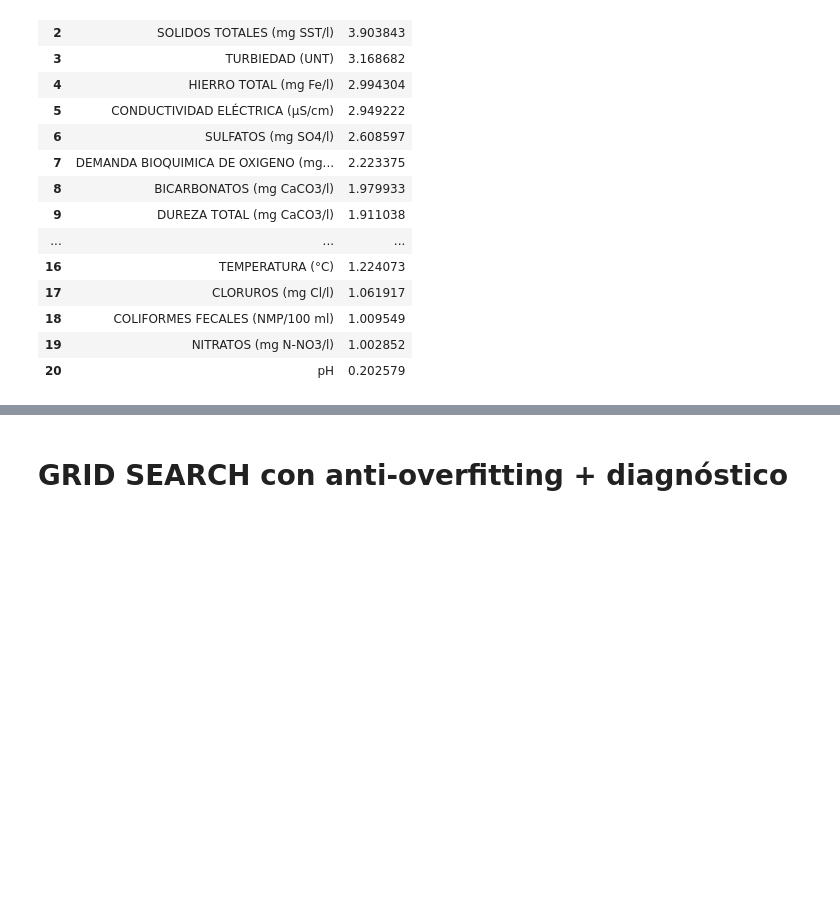
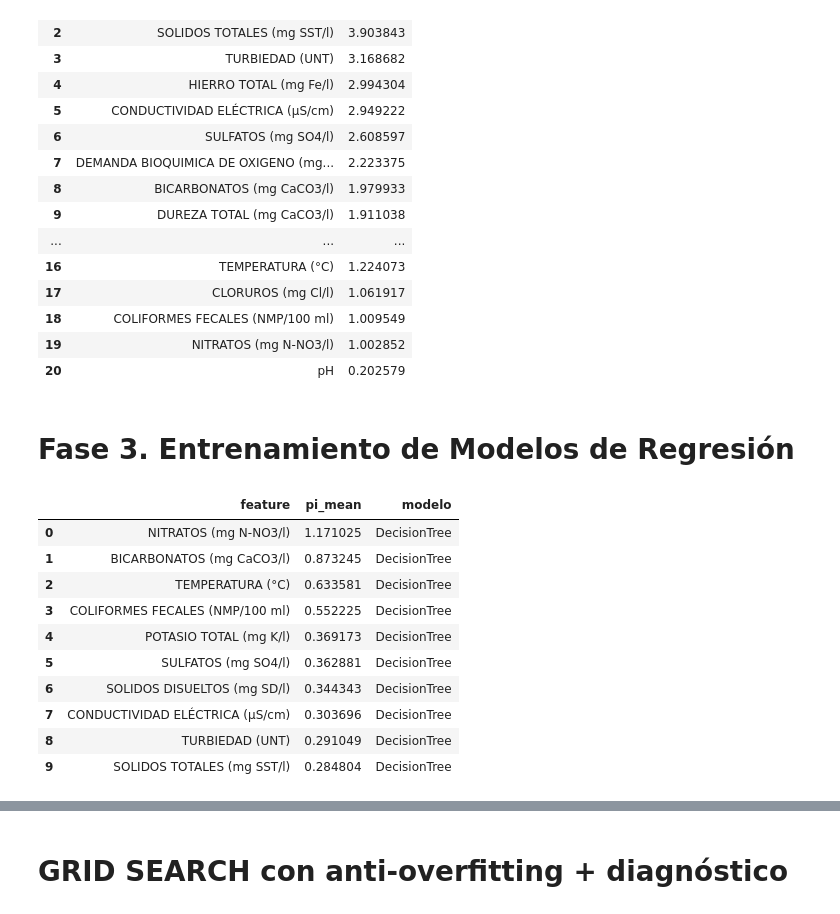
Before and after one commit to Dackarl/PROYECTO-RIO-CAUCA, a Jupyter notebook: General_1.ipynb, the cells around one changed output, grey strips where cells are left out. Drawn from its saved outputs; the diff is of its cells as text; code cells hidden in the pictures; blank space fills up the shorter version.

```diff
--- a/General_1.ipynb
+++ b/General_1.ipynb
@@ -1252,3 +1254,75 @@ VIF final (variables conservadas):
 | 18 | COLIFORMES FECALES (NMP/100 ml) | 1.009549 |
 | 19 | NITRATOS (mg N-NO3/l) | 1.002852 |
 | 20 | pH | 0.202579 |
+# %% [markdown]
+# Fase 3. Entrenamiento de Modelos de Regresión
+# %%
+# BLOQUE 1: Permutation Importance (árboles/ensambles/no lineales)
+import pandas as pd
+from sklearn.inspection import permutation_importance
+from sklearn.pipeline import Pipeline
+from sklearn.preprocessing import StandardScaler, MinMaxScaler
+from sklearn.svm import SVR
+from sklearn.neural_network import MLPRegressor
+from sklearn.tree import DecisionTreeRegressor
+from sklearn.ensemble import RandomForestRegressor
+
+try:
+    from xgboost import XGBRegressor
+    HAS_XGB = True
+except Exception:
+    HAS_XGB = False
+
+# Define build_X_y_for_target function
+def build_X_y_for_target(target_column):
+    """
+    Prepares the feature matrix X and target vector y for the given target column.
+    Assumes `df_imputed` is a DataFrame with imputed values and `df_vif_filtered` contains filtered features.
+    """
+    assert target_column in df_imputed.columns, f"{target_column} not found in the dataset."
+    X = df_vif_filtered.copy()
+    if target_column in X.columns:
+        X = X.drop(columns=[target_column])
+    y = df_imputed[target_column]
+    return X, y
+
+def get_perm_models():
+    modelos = {
+        "DecisionTree": DecisionTreeRegressor(random_state=42),
+        "RandomForest": RandomForestRegressor(n_estimators=600, random_state=42, n_jobs=-1),
+        "SVR-RBF": Pipeline([("scaler", MinMaxScaler()), ("svr", SVR(kernel="rbf"))]),
+        "MLP": Pipeline([("scaler", StandardScaler()), ("mlp", MLPRegressor(hidden_layer_sizes=(64,32), max_iter=2000, random_state=42))]),
+    }
+    if HAS_XGB:
+        modelos["XGB"] = XGBRegressor(n_estimators=800, learning_rate=0.05, max_depth=6,
+                                      subsample=0.8, colsample_bytree=0.8, random_state=42, n_jobs=-1)
+    return modelos
+
+def permuted_block(objetivos, k_top=15):
+    tablas = {}
+    for y_col in objetivos:
+        X, y = build_X_y_for_target(y_col)
+        modelos = get_perm_models()
+        frames = []
+        for nombre, mdl in modelos.items():
+            mdl.fit(X, y)
+            pi = permutation_importance(mdl, X, y, n_repeats=20, random_state=42, n_jobs=-1)
+            df = pd.DataFrame({"feature": X.columns, "pi_mean": pi.importances_mean}).sort_values("pi_mean", ascending=False)
+            frames.append(df.assign(modelo=nombre).head(k_top))
+        tablas[y_col] = pd.concat(frames, ignore_index=True)
+    return tablas  # {'DBO': df, 'pH': df}
+
+# uso:
+tablas_perm = permuted_block(objetivos, k_top=15)
+# %% [output]
+|  | feature | pi_mean | modelo |
+| 0 | NITRATOS (mg N-NO3/l) | 1.171025 | DecisionTree |
+| 1 | BICARBONATOS (mg CaCO3/l) | 0.873245 | DecisionTree |
+| 2 | TEMPERATURA (°C) | 0.633581 | DecisionTree |
+| 3 | COLIFORMES FECALES (NMP/100 ml) | 0.552225 | DecisionTree |
+| 4 | POTASIO TOTAL (mg K/l) | 0.369173 | DecisionTree |
+| 5 | SULFATOS (mg SO4/l) | 0.362881 | DecisionTree |
+| 6 | SOLIDOS DISUELTOS (mg SD/l) | 0.344343 | DecisionTree |
+| 7 | CONDUCTIVIDAD ELÉCTRICA (µS/cm) | 0.303696 | DecisionTree |
+| 8 | TURBIEDAD (UNT) | 0.291049 | DecisionTree |
+| 9 | SOLIDOS TOTALES (mg SST/l) | 0.284804 | DecisionTree |
```
Also changed, not shown: parts of 16 cells of this notebook, 2 other files.
